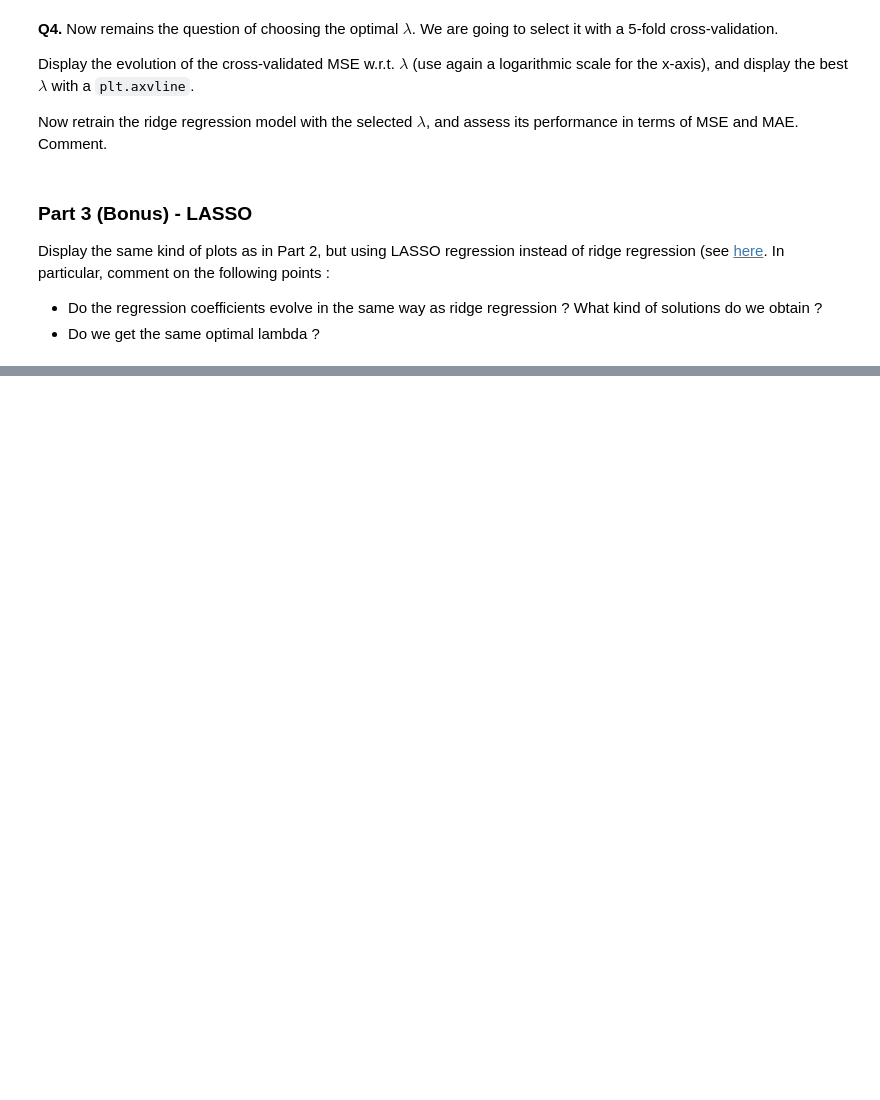
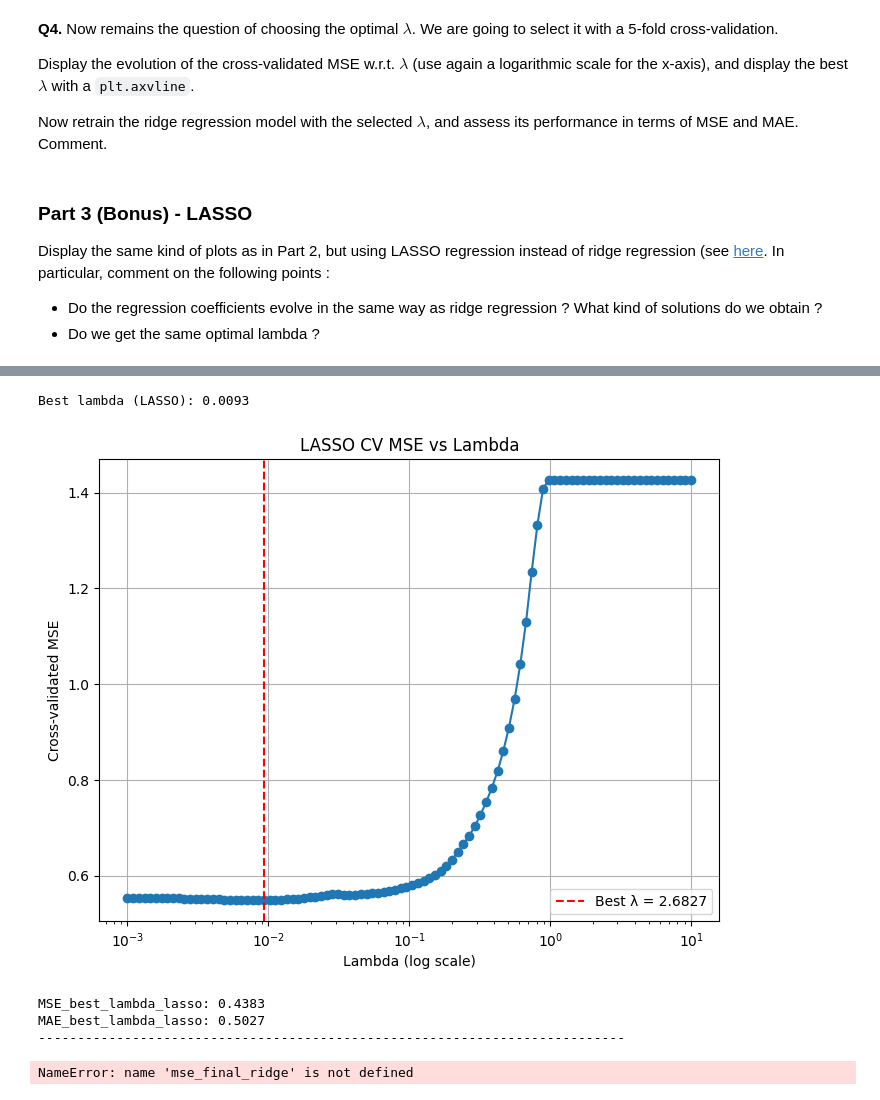
Before and after one commit to milanolivia/decision-apprentissage, a Jupyter notebook: lab1_AMORRI_MILANO/lab1.ipynb, the cells around one changed output, grey strips where cells are left out. Drawn from its saved outputs; the diff is of its cells as text; code cells hidden in the pictures; blank space fills up the shorter version.

```diff
--- a/lab1_AMORRI_MILANO/lab1.ipynb
+++ b/lab1_AMORRI_MILANO/lab1.ipynb
@@ -234,2 +254,66 @@ Display the same kind of plots as in Part 2, but using LASSO regression instead
+# %%
+from sklearn.model_selection import KFold
+from sklearn.metrics import mean_squared_error
+
+kf = KFold(n_splits=5, shuffle=True, random_state=42)
+mse_cv = []
+
+for l in lambdas:
+    lasso = Lasso(alpha=l, max_iter=10000)
+    mse_folds = []
+    for train_index, val_index in kf.split(X_train_std):
+        X_train_new, X_val = X_train_std[train_index], X_train_std[val_index]
+        y_train_new, y_val = y_train[train_index], y_train[val_index]
+        lasso.fit(X_train_new, y_train_new)
+        y_pred = lasso.predict(X_val)
+        mse_folds.append(mean_squared_error(y_val, y_pred))
+    mse_cv.append(np.mean(mse_folds))
+
+mse_cv = np.array(mse_cv)
+best_idx = np.argmin(mse_cv)
+best_lambda_lasso = lambdas[best_idx]
+print(f"Best lambda (LASSO): {best_lambda_lasso:.4f}")
+
+plt.figure(figsize=(8,6))
+plt.plot(lambdas, mse_cv, marker='o')
+plt.xscale('log')
+plt.xlabel('Lambda (log scale)')
+plt.ylabel('Cross-validated MSE')
+plt.title('LASSO CV MSE vs Lambda')
+plt.axvline(best_lambda_lasso, color='red', linestyle='--', label=f'Best λ = {best_lambda:.4f}')
+plt.legend()
+plt.grid(True)
+plt.show()
+# %% [output]
+Best lambda (LASSO): 0.0093
+[figure, added]
+# %%
+lasso_best = Lasso(alpha=best_lambda_lasso, max_iter=10000)
+lasso_best.fit(X_train_std, y_train)
+y_pred = lasso_best.predict(X_train_std)
+
+mse_final_lasso = mean_squared_error(y_train, y_pred)
+mae_final_lasso = mean_absolute_error(y_train, y_pred)
+
+print(f"MSE_best_lambda_lasso: {mse_final_lasso:.4f}")
+print(f"MAE_best_lambda_lasso: {mae_final_lasso:.4f}")
+print("---"*25)
+
+print(f"MSE_best_lambda_ridge: {mse_final_ridge:.4f}")
+print(f"MAE_best_lambda_ridge: {mae_final_ridge:.4f}")
+print("---"*25)
+
+print(f"MAE_linear : {MSE_linear:.4f}")
+print(f"MAE_linear : {MAE_linear:.4f}")
+
+print("---"*25)
+
+print(f"Best lambda (Ridge): {best_lambda_ridge:.4f}")
+print(f"Best lambda (LASSO): {best_lambda_lasso:.4f}")
+# %% [output]
+MSE_best_lambda_lasso: 0.4383
+MAE_best_lambda_lasso: 0.5027
+---------------------------------------------------------------------------
+NameError: name 'mse_final_ridge' is not defined
 # %% [markdown]
 <div style="background-color: rgba(255, 255, 0, 0.15); padding: 8px;">
```
Also changed, not shown: parts of 2 cells of this notebook.
